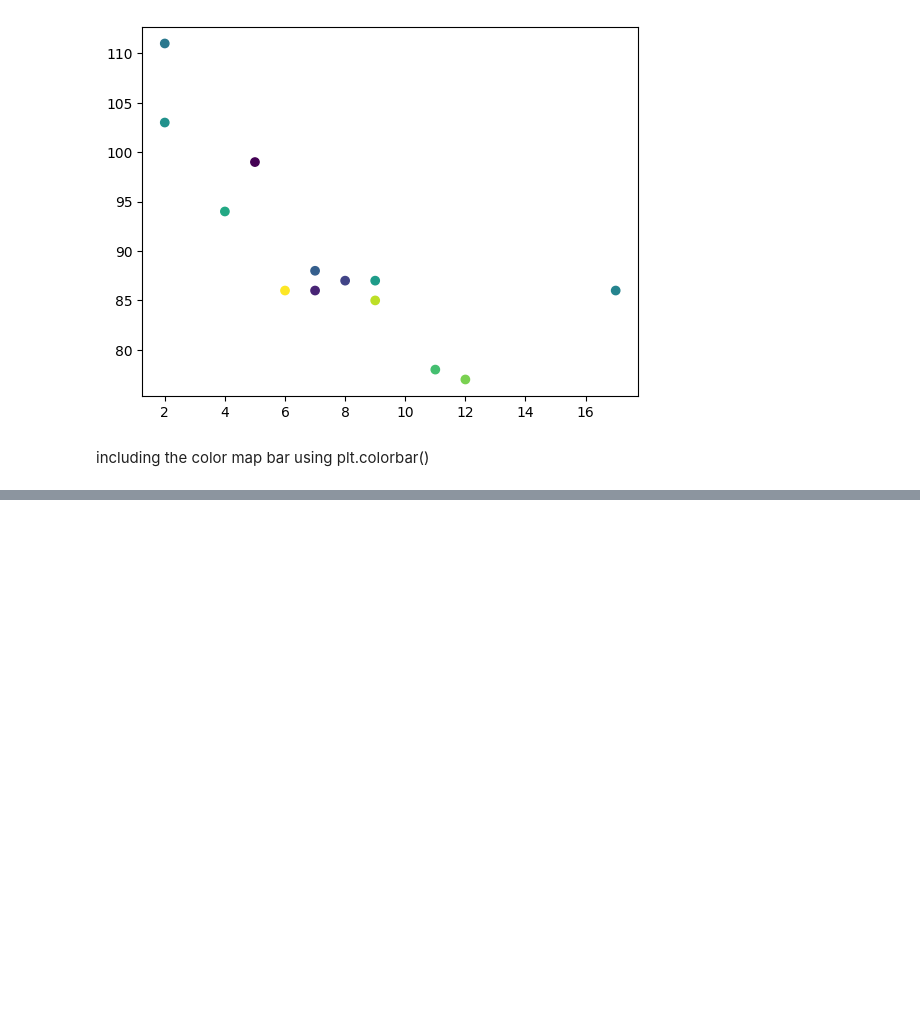
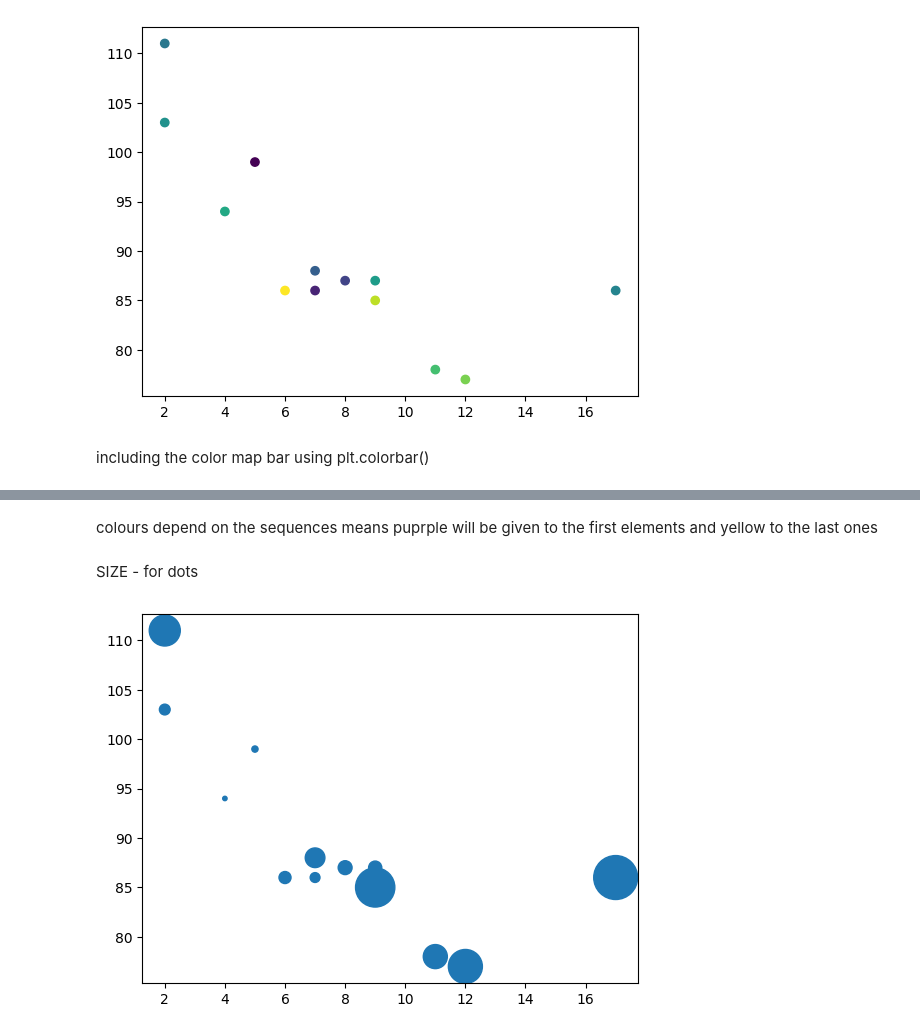
Before and after one commit to Shreyansh4Ai/Python-Stuffs, a Jupyter notebook: Pandas/DataVisualisation/Matplotlib.ipynb, the cells around one changed output, grey strips where cells are left out. Cells and saved outputs as stored; diff of their text form; code cells hidden in the pictures; blank space fills up the shorter version.

Commit message:
Matplotlib

```diff
--- a/Pandas/DataVisualisation/Matplotlib.ipynb
+++ b/Pandas/DataVisualisation/Matplotlib.ipynb
@@ -495,0 +502,18 @@ plt.scatter(x , y , c= colors , cmap)
+# %% [markdown]
+colours depend on the sequences means puprple will be given to the first elements and yellow to the last ones
+# %% [markdown]
+SIZE - for dots
+# %%
+import matplotlib.pyplot as plt
+import numpy as np
+
+x = np.array([5,7,8,7,2,17,2,9,4,11,12,9,6])
+y = np.array([99,86,87,88,111,86,103,87,94,78,77,85,86])
+sizes = np.array([20,50,100,200,500,1000,60,90,10,300,600,800,75])
+
+
+plt.scatter(x , y  , s=sizes)  # s argument  is used for size of each element
+
+plt.show()
+# %% [output]
+[figure, added]
```
Also changed, not shown: parts of 34 cells of this notebook.
